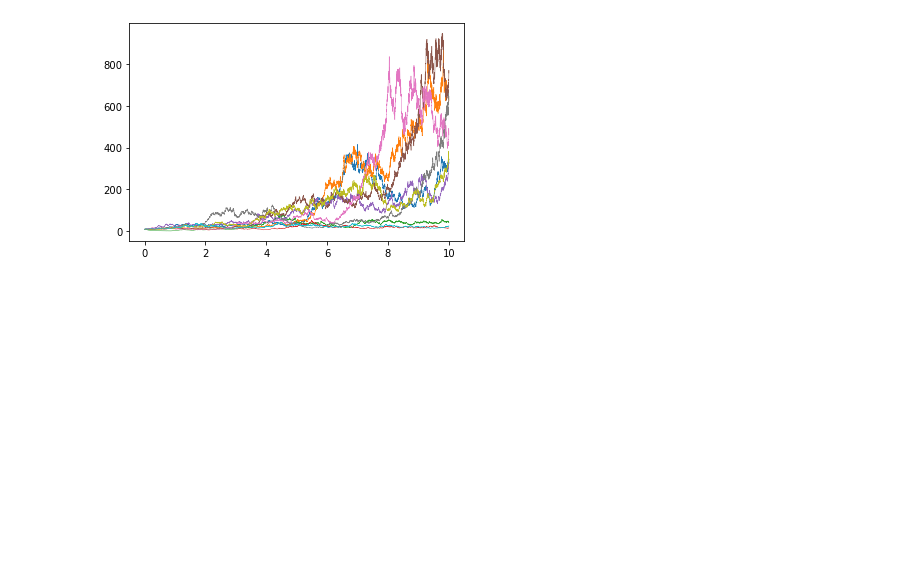
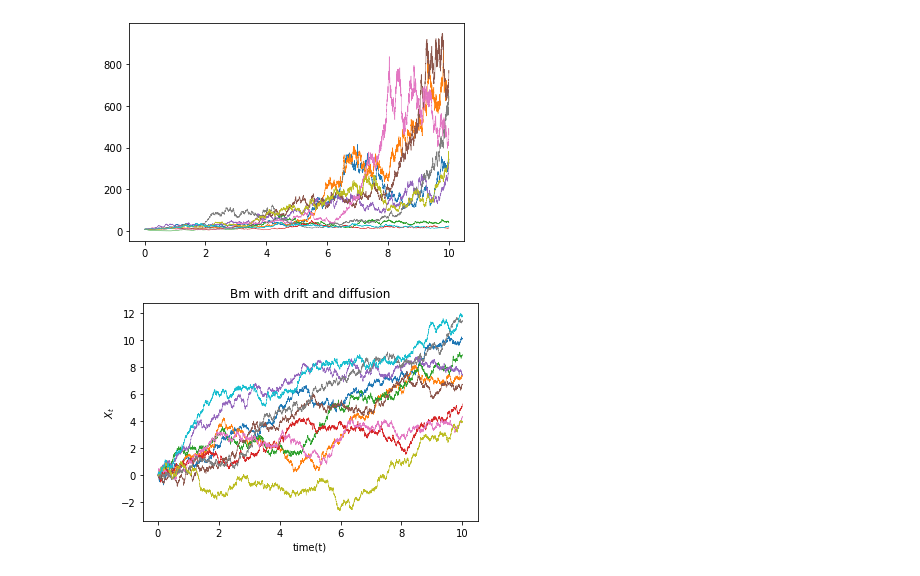
Before and after one commit to zzzyq1222/fBm, a Jupyter notebook: ApproximateSolution/Euler_method_approximation.ipynb, the cells around one changed output. Drawn from its saved outputs; the diff is of its cells as text; code cells hidden in the pictures; blank space fills up the shorter version.

```diff
--- a/ApproximateSolution/Euler_method_approximation.ipynb
+++ b/ApproximateSolution/Euler_method_approximation.ipynb
@@ -38,2 +50,21 @@ utils.draw_n_paths(n, timespan, interval, gbm_refined)
 # %% [output]
 [figure]
+# %%
+# Bm with drift
+mu = 1
+sigma = 1
+X0 = 0
+bmd = em.simulateBMDrift(mu, sigma, X0)
+# utils.draw_n_paths(10, 10, 0.001, results, 'time(t)', 'y')
+fig, ax = plt.subplots()
+x = np.linspace(0, timespan, int(timespan / interval))
+for i in range(n):
+    y = bmd[i]
+    ax.plot(x, y, linewidth=0.5)
+plt.xlabel('time(t)')
+plt.ylabel('$X_t$')
+plt.title('Bm with drift and diffusion')
+# plt.savefig('../figs/BMDrift.pdf')
+plt.show()
+# %% [output]
+[figure, added]
```
Also changed, not shown: parts of 4 cells of this notebook, 3 other files.
